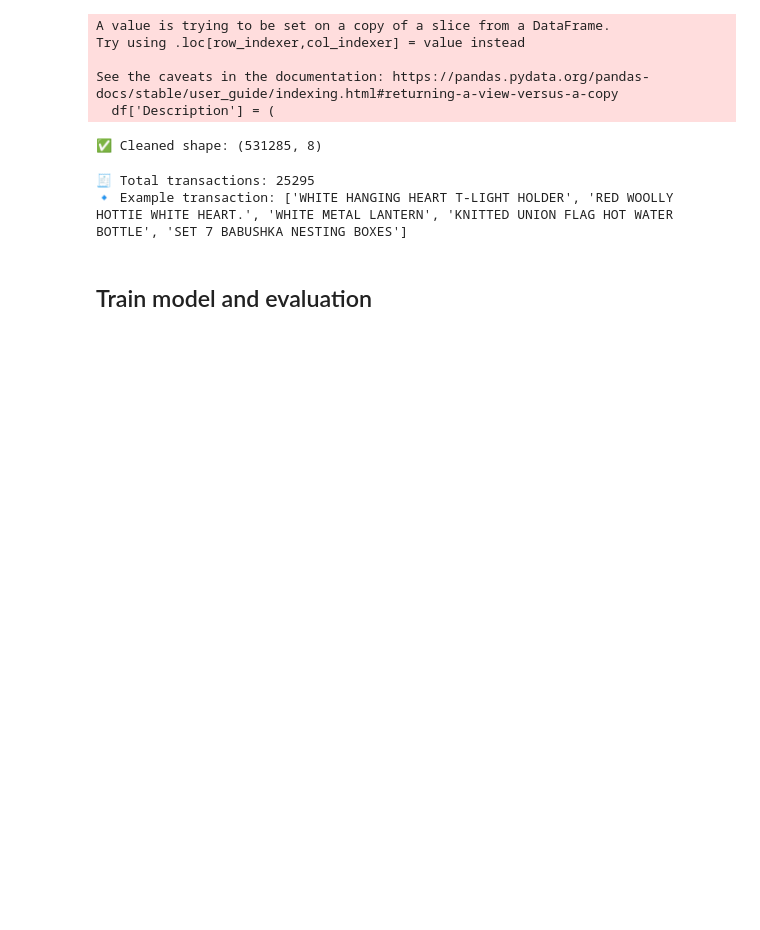
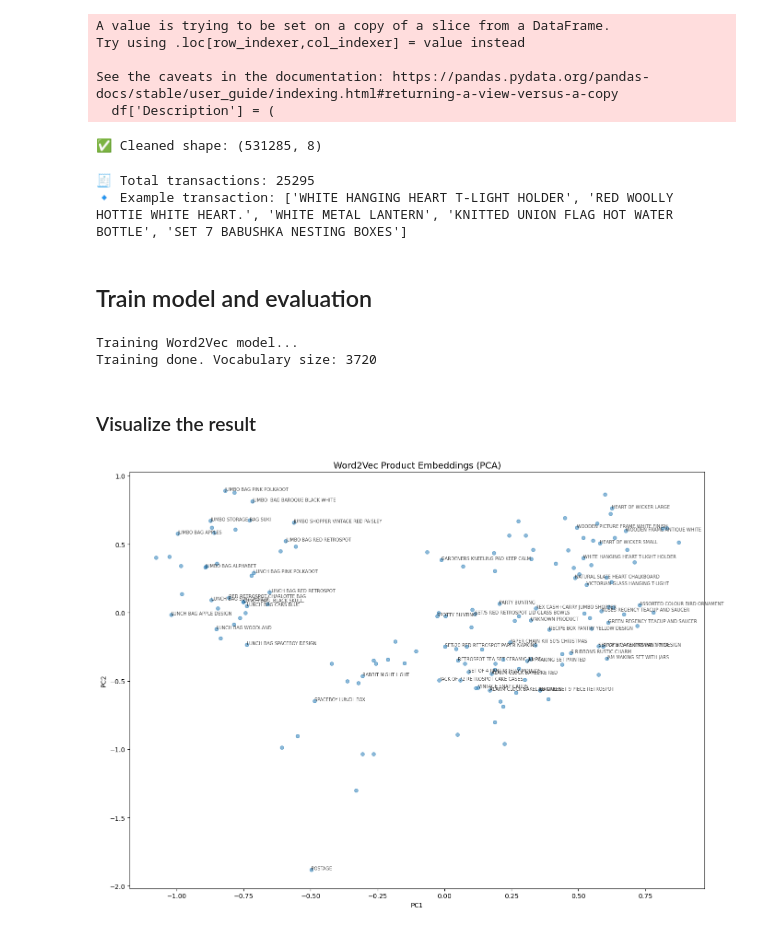
Before and after one commit to khangbkk23/NaturalLanguageProcessing, a Jupyter notebook: SentimentSystem/2311402_HEX_Lab5.ipynb, the cells around one changed output. Cells and saved outputs as stored; diff of their text form; code cells hidden in the pictures; blank space fills up the shorter version.

Commit message:
Finish training model

```diff
--- a/SentimentSystem/2311402_HEX_Lab5.ipynb
+++ b/SentimentSystem/2311402_HEX_Lab5.ipynb
@@ -157,3 +157,53 @@ transactions = prepare_transactions(train_df)
 🔹 Example transaction: ['WHITE HANGING HEART T-LIGHT HOLDER', 'RED WOOLLY HOTTIE WHITE HEART.', 'WHITE METAL LANTERN', 'KNITTED UNION FLAG HOT WATER BOTTLE', 'SET 7 BABUSHKA NESTING BOXES']
 # %% [markdown]
 ## Train model and evaluation
+# %%
+def train_word2vec(transactions):
+    print("\nTraining Word2Vec model...")
+    model = Word2Vec(
+        sentences=transactions,
+        vector_size=100,
+        window=5,
+        min_count=3,
+        sg=1,
+        workers=4,
+        epochs=20,
+        negative=10,
+        ns_exponent=0.75,
+        alpha=0.025,
+        min_alpha=0.0001
+    )
+    print(f"Training done. Vocabulary size: {len(model.wv.index_to_key)}")
+    return model
+# %%
+model = train_word2vec(transactions)
+# %% [output]
+Training Word2Vec model...
+Training done. Vocabulary size: 3720
+# %% [markdown]
+### Visualize the result
+# %%
+def visualize_embeddings(model, n_words=200):
+    words = model.wv.index_to_key[:n_words]
+    vectors = model.wv[words]
+
+    pca = PCA(n_components=2, random_state=42)
+    reduced = pca.fit_transform(vectors)
+
+    plt.figure(figsize=(14, 10))
+    plt.scatter(reduced[:, 0], reduced[:, 1], alpha=0.5, s=30)
+
+    # Annotate only top products to avoid clutter
+    for i in range(min(50, len(words))):
+        plt.annotate(words[i], xy=(reduced[i, 0], reduced[i, 1]),
+                    fontsize=7, alpha=0.7)
+
+    plt.title("Word2Vec Product Embeddings (PCA)", fontsize=14)
+    plt.xlabel("PC1")
+    plt.ylabel("PC2")
+    plt.tight_layout()
+    plt.show()
+# %%
+visualize_embeddings(model, n_words=150)
+# %% [output]
+[figure, added]
```
Also changed, not shown: parts of 1 cell of this notebook.
